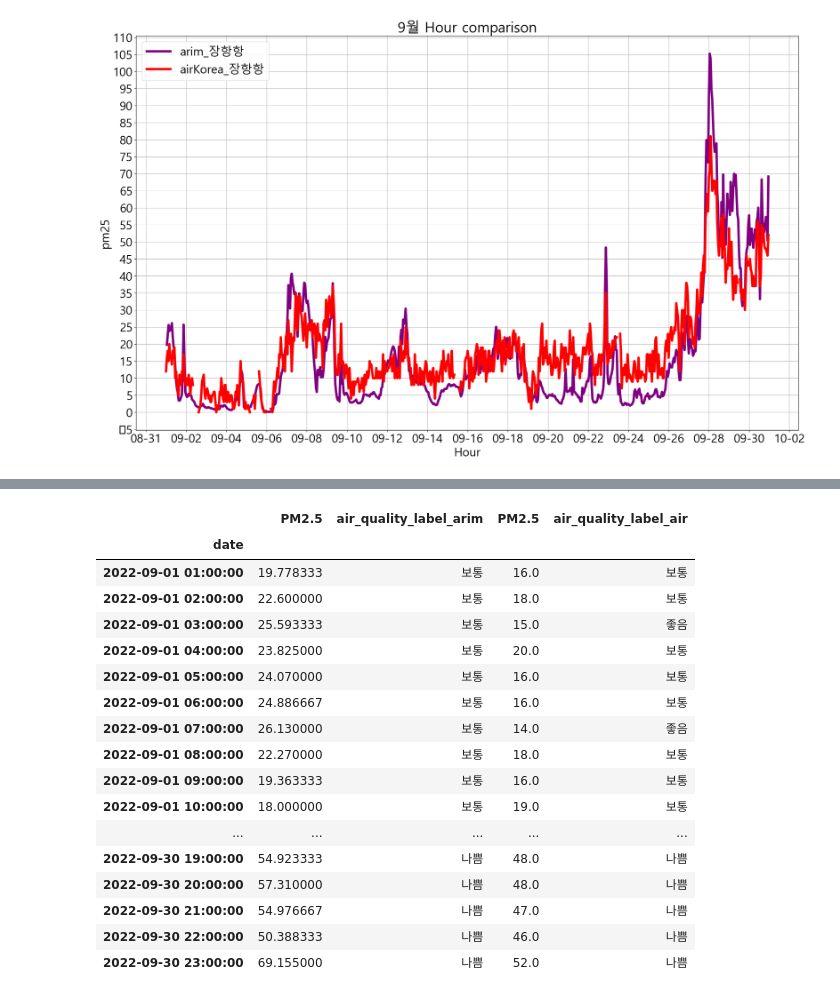
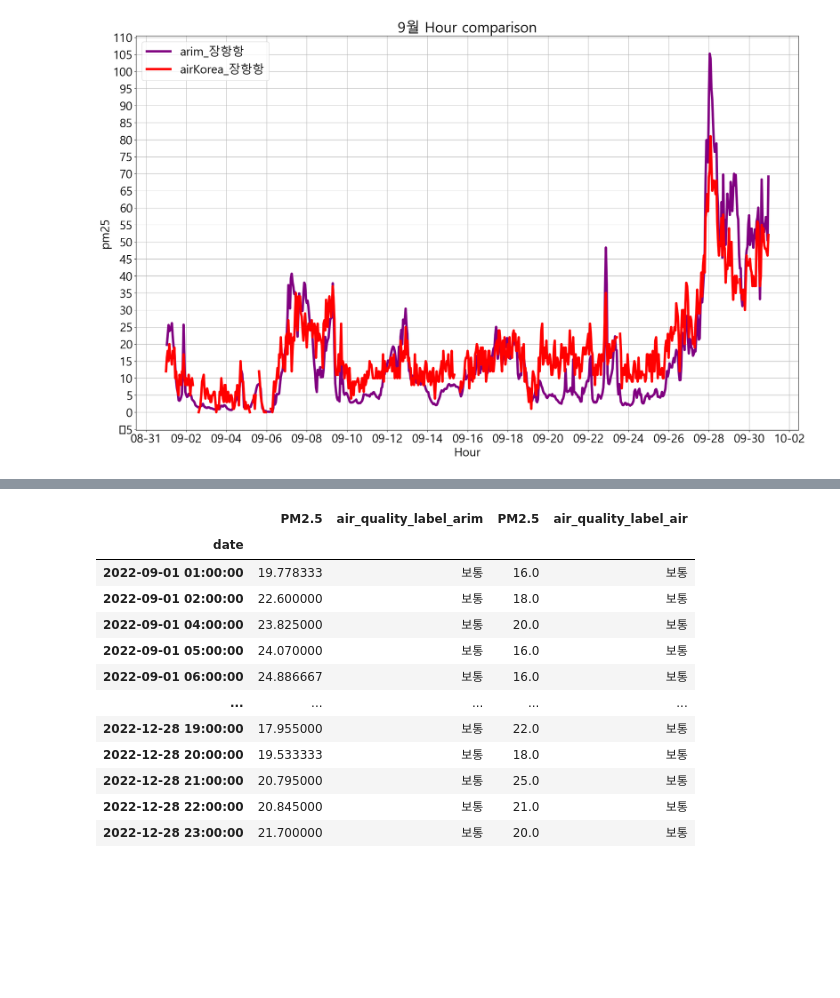
Before and after one commit to GyuminGomin/Predictive-air-quality-analysis, a Jupyter notebook: 공기질예측모델-좋음,매우나쁨소거.ipynb, the cells around one changed output, grey strips where cells are left out. Cells and saved outputs as stored; diff of their text form; code cells hidden in the pictures; blank space fills up the shorter version.

```diff
--- a/공기질예측모델-좋음,매우나쁨소거.ipynb
+++ b/공기질예측모델-좋음,매우나쁨소거.ipynb
@@ -97,37 +106,75 @@ plt.show()
 # %% [output]
 [figure]
 # %%
-arim_data = pd.read_csv('./비교/장항항/9월/OA200#1_9월 MA.csv')
-airKorea_data = pd.read_csv('./비교/장항항/9월/airkorea_장항항_9월.csv')
+# arim 장항항 2022년 9월~12월
+arim_data_12 = pd.read_csv('./비교/장항항/12월/OA200#1_12월 MA.csv')
+arim_data_9 = pd.read_csv('./비교/장항항/9월/OA200#1_9월 MA.csv')
+arim_data_10 = pd.read_csv('./비교/장항항/10월/OA200#1_10월 MA.csv')
+arim_data_11 = pd.read_csv('./비교/장항항/11월/OA200#1_11월 MA.csv')
 
+# airKorea 장항항 2022년 9월~12월
+airKorea_data_12 = pd.read_csv('./비교/장항항/12월/airkorea_장항항_12월.csv')
+airKorea_data_9 = pd.read_csv('./비교/장항항/9월/airkorea_장항항_9월.csv')
+airKorea_data_10 = pd.read_csv('./비교/장항항/10월/airkorea_장항항_10월.csv')
+airKorea_data_11 = pd.read_csv('./비교/장항항/11월/airkorea_장항항_11월.csv')
+
+arim_data = pd.concat([arim_data_9, arim_data_10, arim_data_11, arim_data_12])
+airKorea_data = pd.concat([airKorea_data_9, airKorea_data_10, airKorea_data_11, airKorea_data_12])
+
+# 이름 설정
+arim_data.name = '아림'
+airKorea_data.name = '에어코리아'
+
+# outliar 제거
+remove_out(arim_data, airKorea_data, remove_col=['PM2.5'])
+
+# 인덱스 설정
 arim_data['date'] = arim_data.date.apply(pd.to_datetime)
 airKorea_data['date'] = airKorea_data.date.apply(pd.to_datetime)
 
 arim_data = arim_data.groupby([pd.Grouper(key='date', freq='H')]).mean()
 airKorea_data = airKorea_data.groupby([pd.Grouper(key='date', freq='H')]).mean()
 
+# arim 데이터 수정
+arim_data_76 = arim_data.loc[arim_data.loc[arim_data['PM2.5'] >= 76].index]
+arim_data_76['PM2.5'] -= 10.65
+
+# arim 데이터 수정 후 대입
+arim_data.loc[arim_data_76.index, 'PM2.5'] = arim_data_76['PM2.5']
+
 # 좋음,보통,나쁨,매우나쁨 기준 나누기
 airKorea_data['air_quality_label_air'] = airKorea_data['PM2.5'].apply(lambda x: air_quality_label(x))
 arim_data['air_quality_label_arim'] = arim_data['PM2.5'].apply(lambda x: air_quality_label(x))
 
-# airKorea_data에서 '보통'일 때와 '나쁨'일 때의 인덱스 가져오기
-airKorea_index = airKorea_data[airKorea_data['air_quality_label_air'].isin(['보통', '나쁨'])].index
-
-# arim_data에서 '보통'일 때와 '나쁨'일 때의 인덱스 가져오기
-arim_index = arim_data[arim_data['air_quality_label_arim'].isin(['보통', '나쁨'])].index
-
-idx = list(set(arim_index).union(set(airkorea_index)))
-
-arim_data = arim_data.reindex(idx)
-airKorea_data = airKorea_data.reindex(idx)
+result = pd.concat([arim_data, airKorea_data], axis=1)
+result.drop(['PM10','O3','NO2','CO','SO2','Unnamed: 7'],axis=1, inplace=True)
+result = result.sort_index()
 
 
-result = pd.concat([arim_data, airKorea_data], axis=1)
-result.drop(['PM10','O3','NO2','CO','SO2'],axis=1, inplace=True)
-result = result.sort_index()
+# arim과 air이 같을때를 따로 찾아보기
+mask = result['air_quality_label_arim'] == result['air_quality_label_air']
+result_1 = result[mask]
+result_1.dropna(inplace=True)
 
-# 데이터 프레임 한번에 전체 다 보기
-with pd.option_context('display.max_rows', None, 'display.max_columns', None):
-    display(result)
-print(result.info())
+display(result_1)
+
+# arim과 air이 다를때를 따로 찾아보기
+mask = result['air_quality_label_arim'] != result['air_quality_label_air']
+result_2 = result[mask]
+result_2.dropna(inplace=True)
+
+display(result_2)
+
+# # 데이터 프레임 한번에 전체 다 보기
+# with pd.option_context('display.max_rows', None, 'display.max_columns', None):
+#     display(result)
+# print(result.info())
+
+# 아림 데이터가 좋음, 보통, 나쁨, 매우나쁨 일때의 air데이터의 label 확인
+result_groupby = result_2.groupby('air_quality_label_arim')
+
+good_quality_data = result_groupby.get_group('좋음')
+normal_quality_data = result_groupby.get_group('보통')
+bad_quality_data = result_groupby.get_group('나쁨')
+very_bad_quality_data = result_groupby.get_group('매우 나쁨')
 # %% [output]
@@ -134,18 +184,13 @@ print(result.info())
 |  | PM2.5 | air_quality_label_arim | PM2.5 | air_quality_label_air |
 | date |  |  |  |  |
 | 2022-09-01 01:00:00 | 19.778333 | 보통 | 16.0 | 보통 |
 | 2022-09-01 02:00:00 | 22.600000 | 보통 | 18.0 | 보통 |
-| 2022-09-01 03:00:00 | 25.593333 | 보통 | 15.0 | 좋음 |
 | 2022-09-01 04:00:00 | 23.825000 | 보통 | 20.0 | 보통 |
 | 2022-09-01 05:00:00 | 24.070000 | 보통 | 16.0 | 보통 |
 | 2022-09-01 06:00:00 | 24.886667 | 보통 | 16.0 | 보통 |
-| 2022-09-01 07:00:00 | 26.130000 | 보통 | 14.0 | 좋음 |
-| 2022-09-01 08:00:00 | 22.270000 | 보통 | 18.0 | 보통 |
-| 2022-09-01 09:00:00 | 19.363333 | 보통 | 16.0 | 보통 |
-| 2022-09-01 10:00:00 | 18.000000 | 보통 | 19.0 | 보통 |
 | ... | ... | ... | ... | ... |
-| 2022-09-30 19:00:00 | 54.923333 | 나쁨 | 48.0 | 나쁨 |
-| 2022-09-30 20:00:00 | 57.310000 | 나쁨 | 48.0 | 나쁨 |
-| 2022-09-30 21:00:00 | 54.976667 | 나쁨 | 47.0 | 나쁨 |
-| 2022-09-30 22:00:00 | 50.388333 | 나쁨 | 46.0 | 나쁨 |
-| 2022-09-30 23:00:00 | 69.155000 | 나쁨 | 52.0 | 나쁨 |
+| 2022-12-28 19:00:00 | 17.955000 | 보통 | 22.0 | 보통 |
+| 2022-12-28 20:00:00 | 19.533333 | 보통 | 18.0 | 보통 |
+| 2022-12-28 21:00:00 | 20.795000 | 보통 | 25.0 | 보통 |
+| 2022-12-28 22:00:00 | 20.845000 | 보통 | 21.0 | 보통 |
+| 2022-12-28 23:00:00 | 21.700000 | 보통 | 20.0 | 보통 |
```
Also changed, not shown: parts of 12 cells of this notebook, 5 other files.
